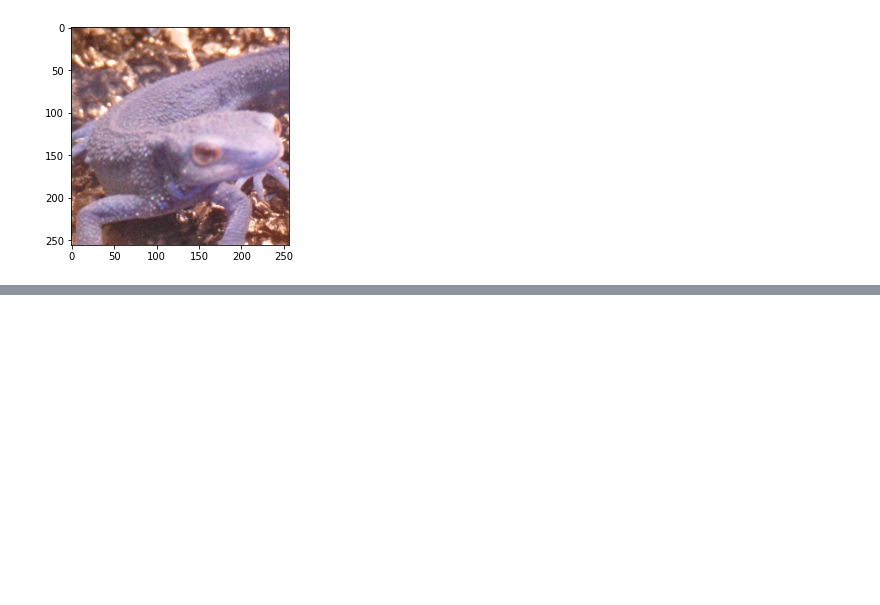
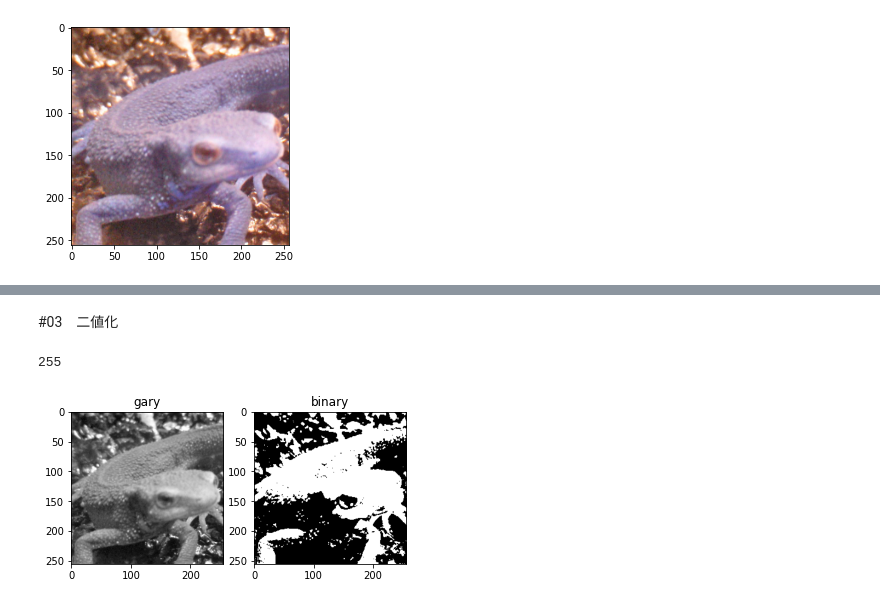
Before and after one commit to SJSY126/gasyori100, a Jupyter notebook: 01_10.ipynb, the cells around one changed output, grey strips where cells are left out. Saved outputs shown, nothing was run; the diff lists cells and outputs as text; code cells hidden in the pictures; blank space fills up the shorter version.

```diff
--- a/01_10.ipynb
+++ b/01_10.ipynb
@@ -54,0 +65,25 @@ plt.show()
+# %%
+def rgb2gray(img):
+    _img = img.copy().astype(np.float32)
+    ans=0.2126*_img[...,0]+0.7153*_img[...,1]+0.0722*_img[...,2]
+    return np.clip(ans,0,255).astype(np.uint8)
+# %% [markdown]
+#03　二値化
+# %%
+_img = img_orig.copy().astype(np.float32)
+gray = rgb2gray(_img)
+ans = np.minimum(gray//128, 1)*255
+print(ans[100,100])
+ans = ans.astype(np.uint8)
+
+plt.figure()
+plt.subplot(1,2,1)
+plt.title("gary")
+plt.imshow(gray, cmap='gray')
+plt.subplot(1,2,2)
+plt.title("binary")
+plt.imshow(ans, cmap="gray")
+plt.show()
+# %% [output]
+255
+[figure, added]
```
Also changed, not shown: parts of 4 cells of this notebook.
